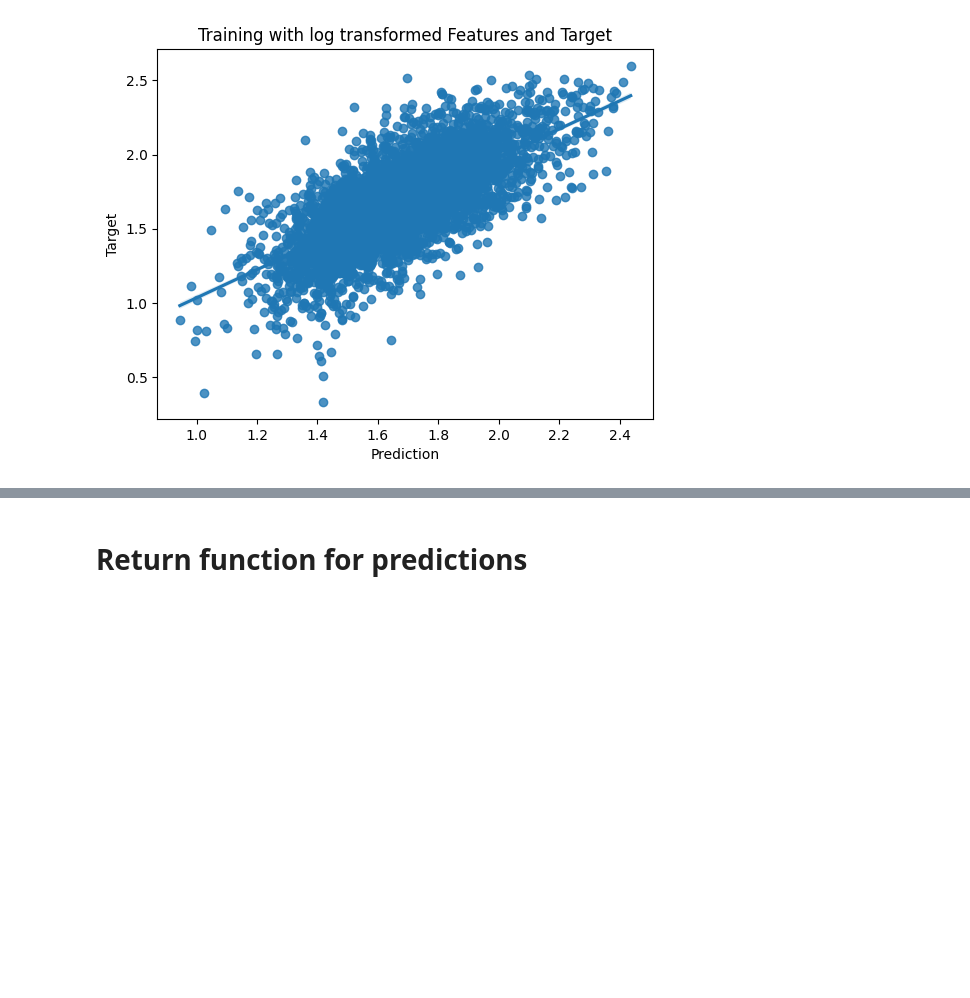
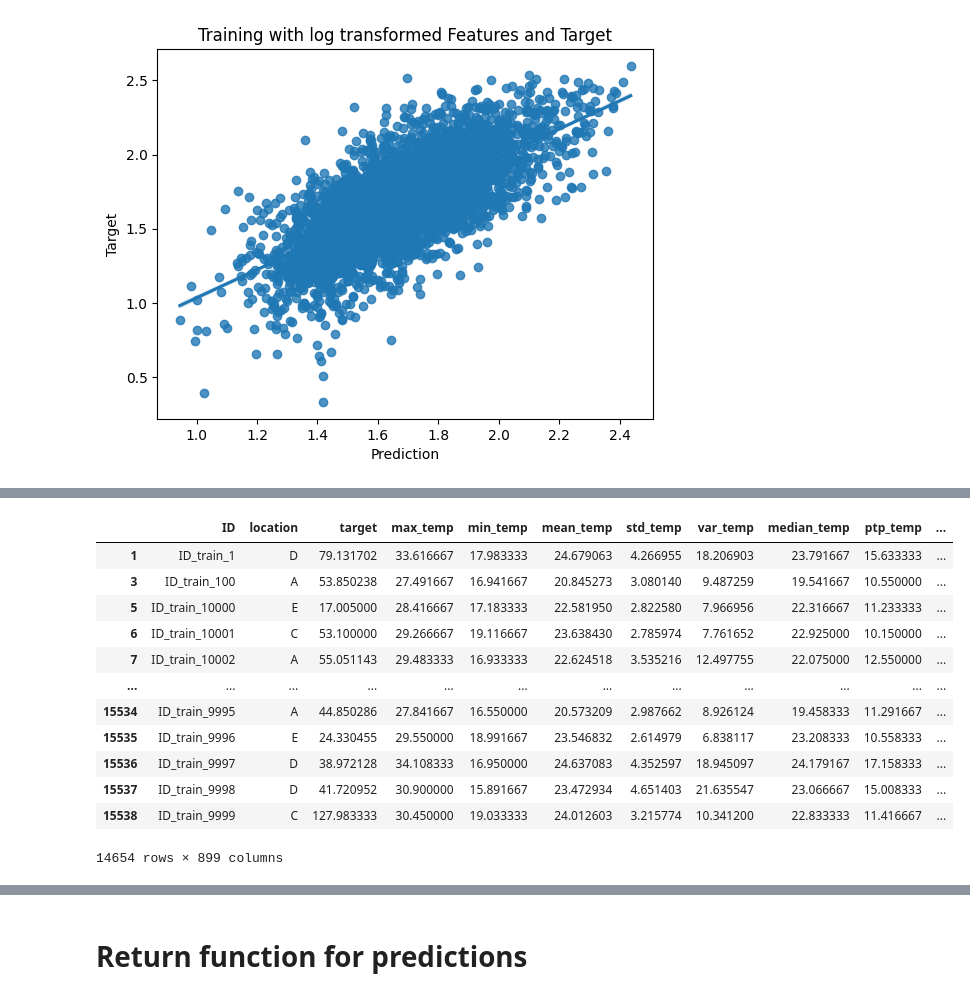
Before and after one commit to does-not-compile/AirQo-Ugandan-Air-Quality-Forecast-Challenge, a Jupyter notebook: notebooks/modeling.ipynb, the cells around one changed output, grey strips where cells are left out. Cells and saved outputs as stored; diff of their text form; code cells hidden in the pictures; blank space fills up the shorter version.

```diff
--- a/notebooks/modeling.ipynb
+++ b/notebooks/modeling.ipynb
@@ -241,0 +327,9 @@ fig.set_ylabel('Target');
+# %%
+df_main = pd.read_csv('../data/train_daily_mean.csv')
+df_clean = df_main.dropna(axis=0)
+labels = df_clean.groupby('ID')['day'].count() == 5
+labels = labels.reset_index()
+
+labels = labels[labels['day'] == True]
+
+labels
@@ -241,0 +350,17 @@ fig.set_ylabel('Target');
+# %%
+df_model4 = df_train[df_train['ID'].isin(labels['ID'])]
+df_model4
+# %% [output]
+|  | ID | location | target | max_temp | min_temp | mean_temp | std_temp | var_temp | median_temp | ptp_temp | ... |
+| 1 | ID_train_1 | D | 79.131702 | 33.616667 | 17.983333 | 24.679063 | 4.266955 | 18.206903 | 23.791667 | 15.633333 | ... |
+| 3 | ID_train_100 | A | 53.850238 | 27.491667 | 16.941667 | 20.845273 | 3.080140 | 9.487259 | 19.541667 | 10.550000 | ... |
+| 5 | ID_train_10000 | E | 17.005000 | 28.416667 | 17.183333 | 22.581950 | 2.822580 | 7.966956 | 22.316667 | 11.233333 | ... |
+| 6 | ID_train_10001 | C | 53.100000 | 29.266667 | 19.116667 | 23.638430 | 2.785974 | 7.761652 | 22.925000 | 10.150000 | ... |
+| 7 | ID_train_10002 | A | 55.051143 | 29.483333 | 16.933333 | 22.624518 | 3.535216 | 12.497755 | 22.075000 | 12.550000 | ... |
+| ... | ... | ... | ... | ... | ... | ... | ... | ... | ... | ... | ... |
+| 15534 | ID_train_9995 | A | 44.850286 | 27.841667 | 16.550000 | 20.573209 | 2.987662 | 8.926124 | 19.458333 | 11.291667 | ... |
+| 15535 | ID_train_9996 | E | 24.330455 | 29.550000 | 18.991667 | 23.546832 | 2.614979 | 6.838117 | 23.208333 | 10.558333 | ... |
+| 15536 | ID_train_9997 | D | 38.972128 | 34.108333 | 16.950000 | 24.637083 | 4.352597 | 18.945097 | 24.179167 | 17.158333 | ... |
+| 15537 | ID_train_9998 | D | 41.720952 | 30.900000 | 15.891667 | 23.472934 | 4.651403 | 21.635547 | 23.066667 | 15.008333 | ... |
+| 15538 | ID_train_9999 | C | 127.983333 | 30.450000 | 19.033333 | 24.012603 | 3.215774 | 10.341200 | 22.833333 | 11.416667 | ... |
+14654 rows × 899 columns
```
Also changed, not shown: parts of 39 cells of this notebook, 2 other files.
